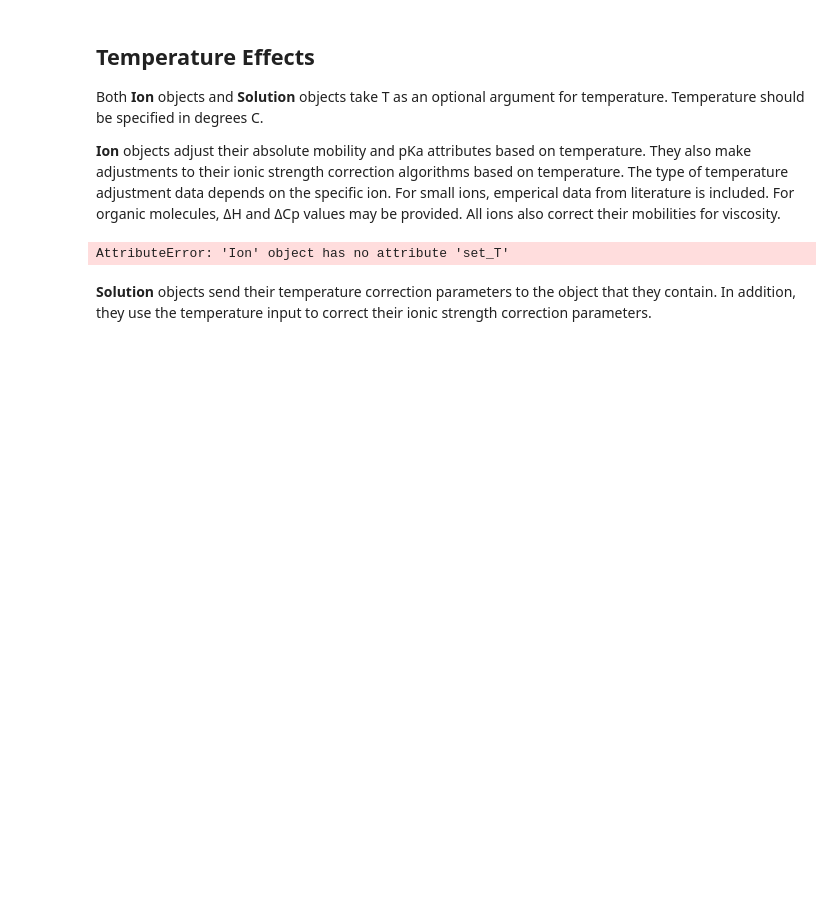
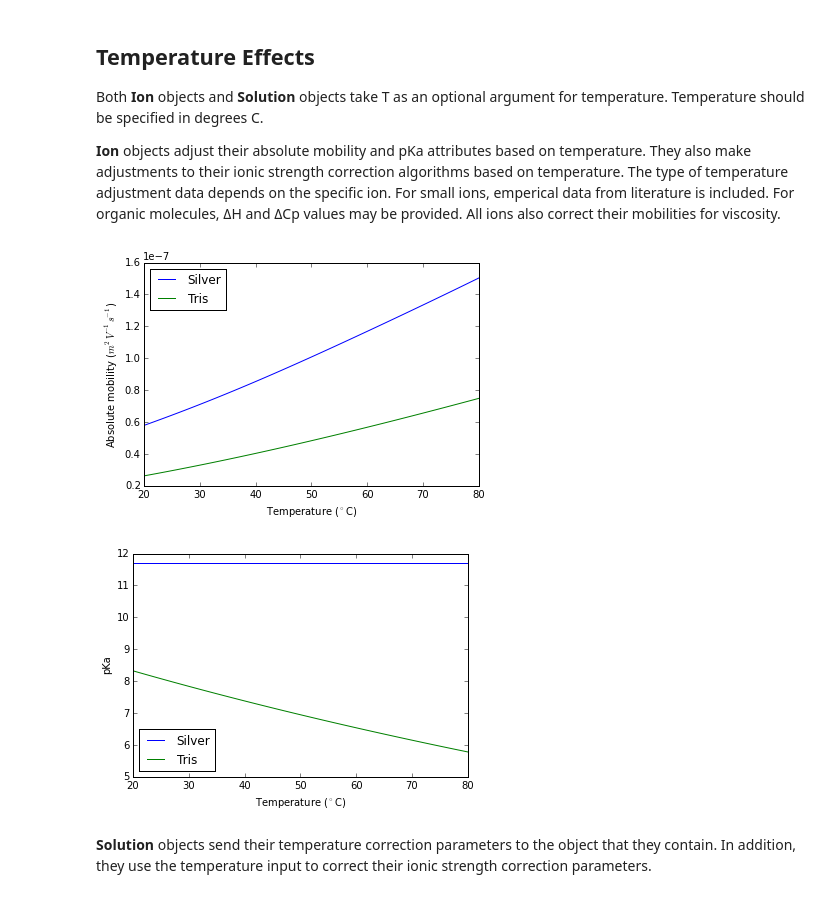
Before and after one commit to lewisamarshall/ionize, a Jupyter notebook: tutorial.ipynb, the cells around one changed output. Cells and saved outputs as stored; diff of their text form; code cells hidden in the pictures; blank space fills up the shorter version.

```diff
--- a/tutorial.ipynb
+++ b/tutorial.ipynb
@@ -204,27 +204,28 @@ Both **Ion** objects and **Solution** objects take T as an optional argument for
 **Ion** objects adjust their absolute mobility and pKa attributes based on temperature. They also make adjustments to their ionic strength correction algorithms based on temperature. The type of temperature adjustment data depends on the specific ion. For small ions, emperical data from literature is included. For organic molecules, &Delta;H and &Delta;Cp values may be provided. All ions also correct their mobilities for viscosity.
 # %%
 silver = ionize.load_ion('silver')
-tris = ionize.load_ion('tris').set_T(50)
+tris = ionize.load_ion('tris')
 T = numpy.linspace(20.0, 80.0)
-mu_silver = [silver.set_T(Tp).absolute_mobility for Tp in T]
-mu_tris = [tris.set_T(Tp).absolute_mobility for Tp in T]
-pKa_silver = [silver.set_T(Tp).pKa for Tp in T]
-pKa_tris = [tris.set_T(Tp).pKa for Tp in T]
+mu_silver = [silver.absolute_mobility(Tp) for Tp in T]
+mu_tris = [tris.absolute_mobility(Tp) for Tp in T]
+pKa_silver = [silver.pKa(0, Tp) for Tp in T]
+pKa_tris = [tris.pKa(0, Tp) for Tp in T]
 
 figure()
 plot(T, mu_silver, label = 'Silver')
 plot(T, mu_tris, label = 'Tris')
 legend(loc = 'upper left')
 xlabel('Temperature ($^{\circ}$C)'); ylabel('Absolute mobility ($m^2V^{-1}s^{-1}$)')
 show()
 figure()
 plot(T, pKa_silver, label = 'Silver')
 plot(T, pKa_tris, label = 'Tris')
 legend(loc = 'lower left')
 xlabel('Temperature ($^{\circ}$C)'); ylabel('pKa')
 show()
 # %% [output]
-AttributeError: 'Ion' object has no attribute 'set_T'
+[figure, added]
+[figure, added]
 # %% [markdown]
 **Solution** objects send their temperature correction parameters to the object that they contain. In addition, they use the temperature input to correct their ionic strength correction parameters.
 # %%
```
Also changed, not shown: parts of 8 cells of this notebook, 3 other files.
